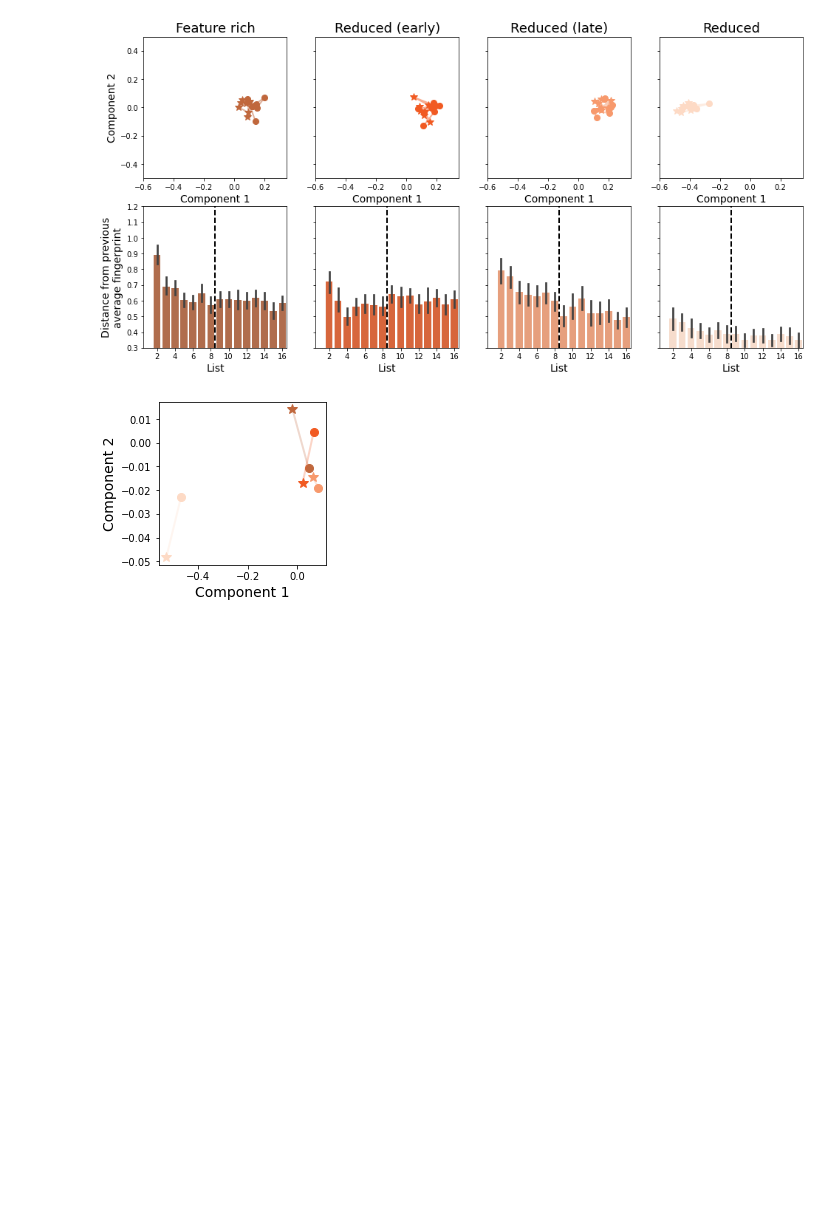
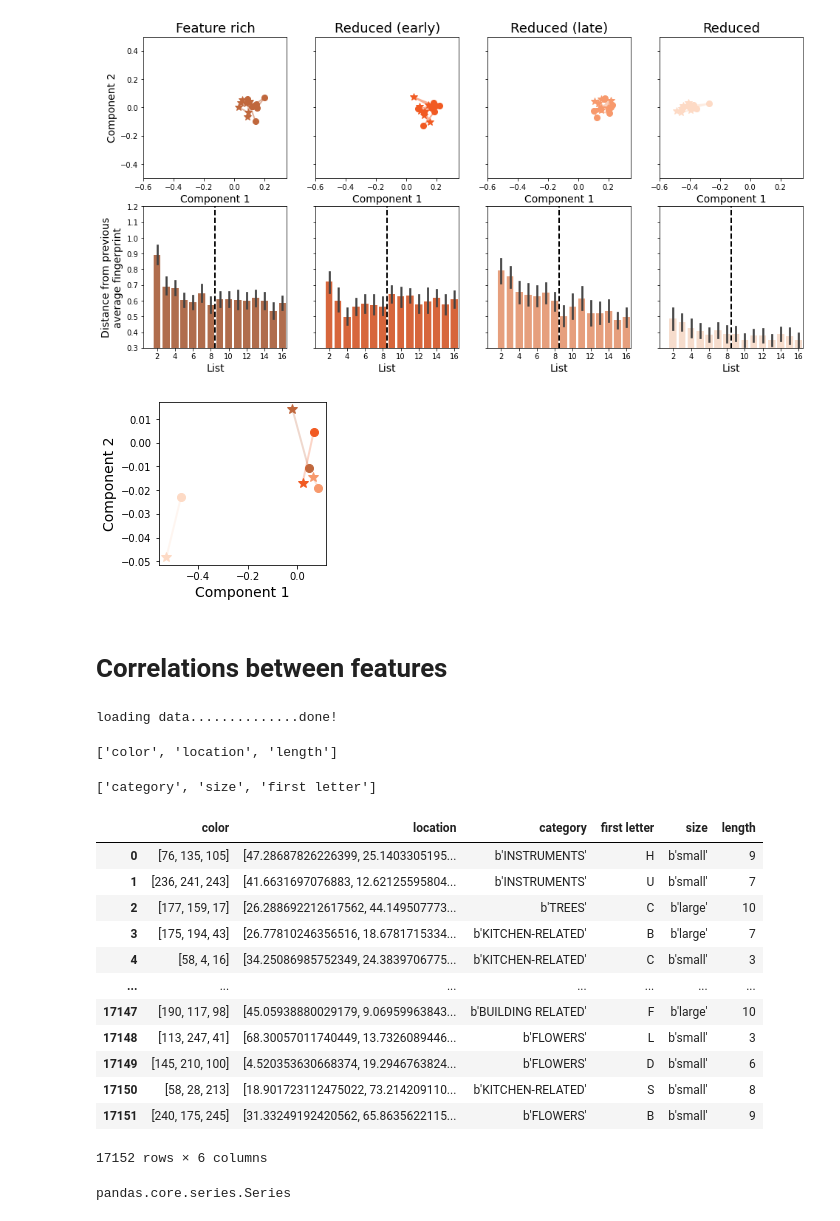
Before and after one commit to ContextLab/FRFR-analyses, a Jupyter notebook: code/create_figures.ipynb, the cells around one changed output. Saved outputs shown, nothing was run; the diff lists cells and outputs as text; code cells hidden in the pictures; blank space fills up the shorter version.

```diff
--- a/code/create_figures.ipynb
+++ b/code/create_figures.ipynb
@@ -600,3 +602,39 @@ plot_features(early_fingerprints_lowD, late_fingerprints_lowD, random, fname='cl
 # %% [output]
 [figure]
 [figure]
+# %% [markdown]
+# Correlations between features
+# %%
+data = fetch_data()
+# %% [output]
+loading data..............done!
+# %%
+continuous_features
+# %% [output]
+['color', 'location', 'length']
+# %%
+discrete_features
+# %% [output]
+['category', 'size', 'first letter']
+# %%
+feature_df = pd.concat([pd.DataFrame.from_records([rename_dict(x) for x in r]) for _, r in data['feature rich'].get_pres_features().iterrows()], axis=0, ignore_index=True).drop('temporal', axis=1)
+# %%
+feature_df
+# %% [output]
+|  | color | location | category | first letter | size | length |
+| 0 | [76, 135, 105] | [47.28687826226399, 25.1403305195... | b'INSTRUMENTS' | H | b'small' | 9 |
+| 1 | [236, 241, 243] | [41.6631697076883, 12.62125595804... | b'INSTRUMENTS' | U | b'small' | 7 |
+| 2 | [177, 159, 17] | [26.288692212617562, 44.149507773... | b'TREES' | C | b'large' | 10 |
+| 3 | [175, 194, 43] | [26.77810246356516, 18.6781715334... | b'KITCHEN-RELATED' | B | b'large' | 7 |
+| 4 | [58, 4, 16] | [34.25086985752349, 24.3839706775... | b'KITCHEN-RELATED' | C | b'small' | 3 |
+| ... | ... | ... | ... | ... | ... | ... |
+| 17147 | [190, 117, 98] | [45.05938880029179, 9.06959963843... | b'BUILDING RELATED' | F | b'large' | 10 |
+| 17148 | [113, 247, 41] | [68.30057011740449, 13.7326089446... | b'FLOWERS' | L | b'small' | 3 |
+| 17149 | [145, 210, 100] | [4.520353630668374, 19.2946763824... | b'FLOWERS' | D | b'small' | 6 |
+| 17150 | [58, 28, 213] | [18.901723112475022, 73.214209110... | b'KITCHEN-RELATED' | S | b'small' | 8 |
+| 17151 | [240, 175, 245] | [31.33249192420562, 65.8635622115... | b'FLOWERS' | B | b'small' | 9 |
+17152 rows × 6 columns
+# %%
+type(x)
+# %% [output]
+pandas.core.series.Series
```
Also changed, not shown: parts of 2 cells of this notebook, 3 other files.
